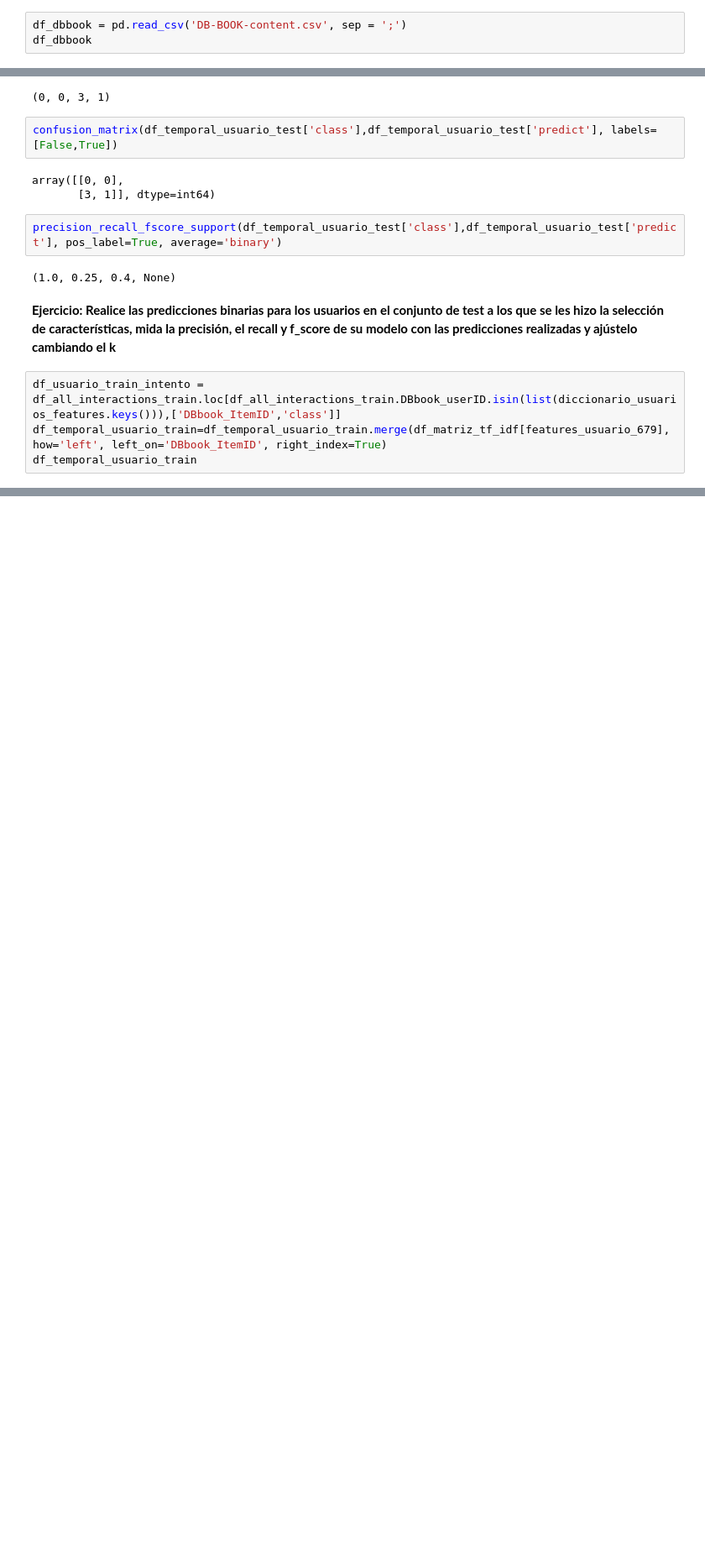
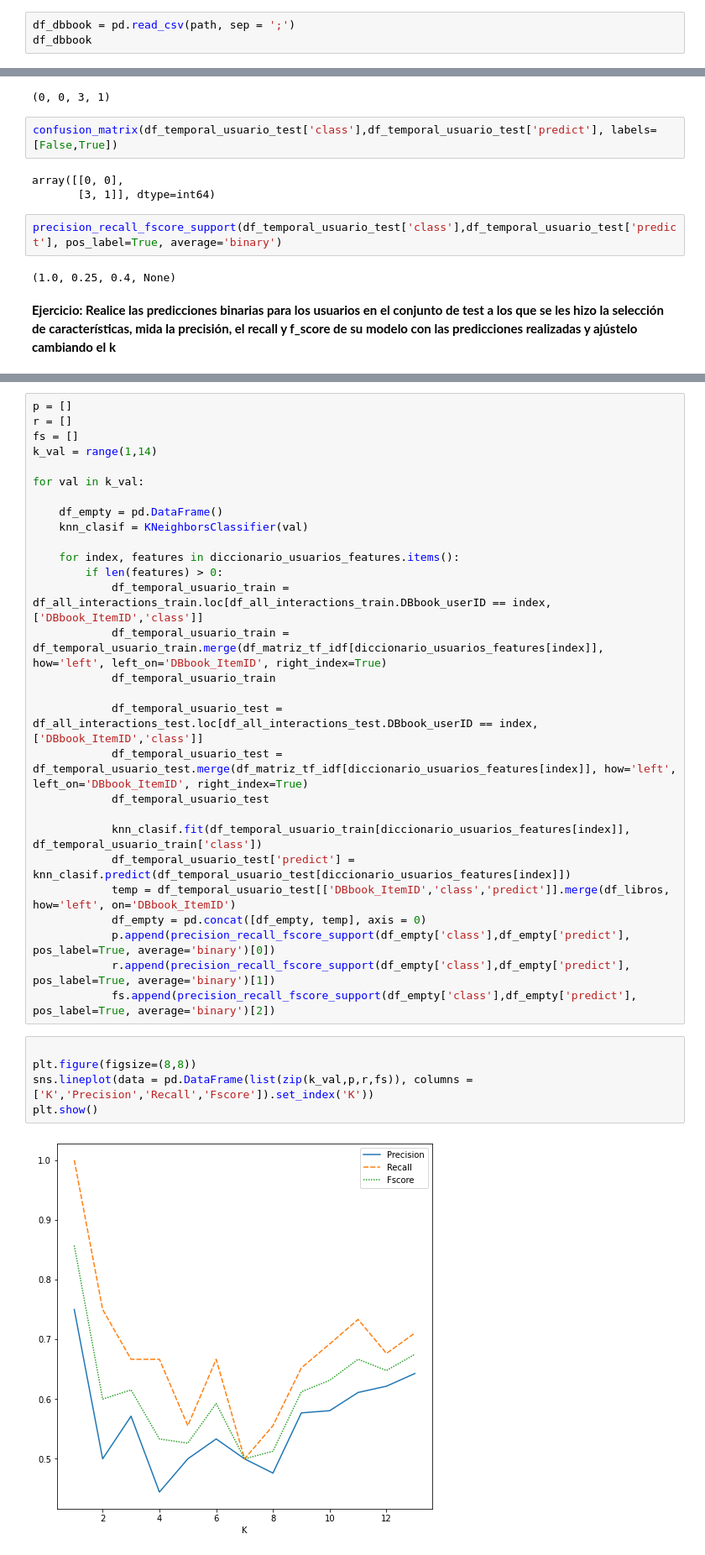
Before and after one commit to CristianMorenoMo/sistemas_recomendacion, a Jupyter notebook: laboratorio_2/MINE_4201_Laboratorio_2_Filtrado_por_contenido.ipynb, the cells around one changed output, grey strips where cells are left out. Shown at 84% size. Saved outputs shown, nothing was run; the diff lists cells and outputs as text; blank space fills up the shorter version.

```diff
--- a/laboratorio_2/MINE_4201_Laboratorio_2_Filtrado_por_contenido.ipynb
+++ b/laboratorio_2/MINE_4201_Laboratorio_2_Filtrado_por_contenido.ipynb
@@ -55,5 +59,5 @@ Los archivos han sido cargados
 # %%
-df_dbbook = pd.read_csv('DB-BOOK-content.csv', sep = ';')
+df_dbbook = pd.read_csv(path, sep = ';')
 df_dbbook
 # %% [output]
 |  | DBbook_userID | name | DBbook_ItemID | featureID | featureShortname | rate |
@@ -977,7 +1007,3 @@ precision_recall_fscore_support(df_temporal_usuario_test['class'],df_temporal_us
 (1.0, 0.25, 0.4, None)
 # %% [markdown]
 **Ejercicio: Realice las predicciones binarias para los usuarios en el conjunto de test a los que se les hizo la selección de características, mida la precisión, el recall y f_score de su modelo con las predicciones realizadas y ajústelo cambiando el k**
-# %%
-df_usuario_train_intento = df_all_interactions_train.loc[df_all_interactions_train.DBbook_userID.isin(list(diccionario_usuarios_features.keys())),['DBbook_ItemID','class']]
-df_temporal_usuario_train=df_temporal_usuario_train.merge(df_matriz_tf_idf[features_usuario_679], how='left', left_on='DBbook_ItemID', right_index=True)
-df_temporal_usuario_train
@@ -1000,0 +1067,35 @@ df_usuario_train_intento = df_usuario_train_intento.merge(df_matriz_tf_idf[featu
+# %%
+p = []
+r = []
+fs = []
+k_val = range(1,14)
+
+for val in k_val:
+
+    df_empty = pd.DataFrame()
+    knn_clasif = KNeighborsClassifier(val)
+
+    for index, features in diccionario_usuarios_features.items():
+        if len(features) > 0:
+            df_temporal_usuario_train = df_all_interactions_train.loc[df_all_interactions_train.DBbook_userID == index,['DBbook_ItemID','class']]
+            df_temporal_usuario_train = df_temporal_usuario_train.merge(df_matriz_tf_idf[diccionario_usuarios_features[index]], how='left', left_on='DBbook_ItemID', right_index=True)
+            df_temporal_usuario_train
+
+            df_temporal_usuario_test = df_all_interactions_test.loc[df_all_interactions_test.DBbook_userID == index,['DBbook_ItemID','class']]
+            df_temporal_usuario_test = df_temporal_usuario_test.merge(df_matriz_tf_idf[diccionario_usuarios_features[index]], how='left', left_on='DBbook_ItemID', right_index=True)
+            df_temporal_usuario_test
+
+            knn_clasif.fit(df_temporal_usuario_train[diccionario_usuarios_features[index]], df_temporal_usuario_train['class'])
+            df_temporal_usuario_test['predict'] = knn_clasif.predict(df_temporal_usuario_test[diccionario_usuarios_features[index]])
+            temp = df_temporal_usuario_test[['DBbook_ItemID','class','predict']].merge(df_libros, how='left', on='DBbook_ItemID')
+            df_empty = pd.concat([df_empty, temp], axis = 0)
+            p.append(precision_recall_fscore_support(df_empty['class'],df_empty['predict'], pos_label=True, average='binary')[0])
+            r.append(precision_recall_fscore_support(df_empty['class'],df_empty['predict'], pos_label=True, average='binary')[1])
+            fs.append(precision_recall_fscore_support(df_empty['class'],df_empty['predict'], pos_label=True, average='binary')[2])
+# %%
+
+plt.figure(figsize=(8,8))
+sns.lineplot(data = pd.DataFrame(list(zip(k_val,p,r,fs)), columns = ['K','Precision','Recall','Fscore']).set_index('K'))
+plt.show()
+# %% [output]
+[figure, added]
```
Also changed, not shown: parts of 15 cells of this notebook.
